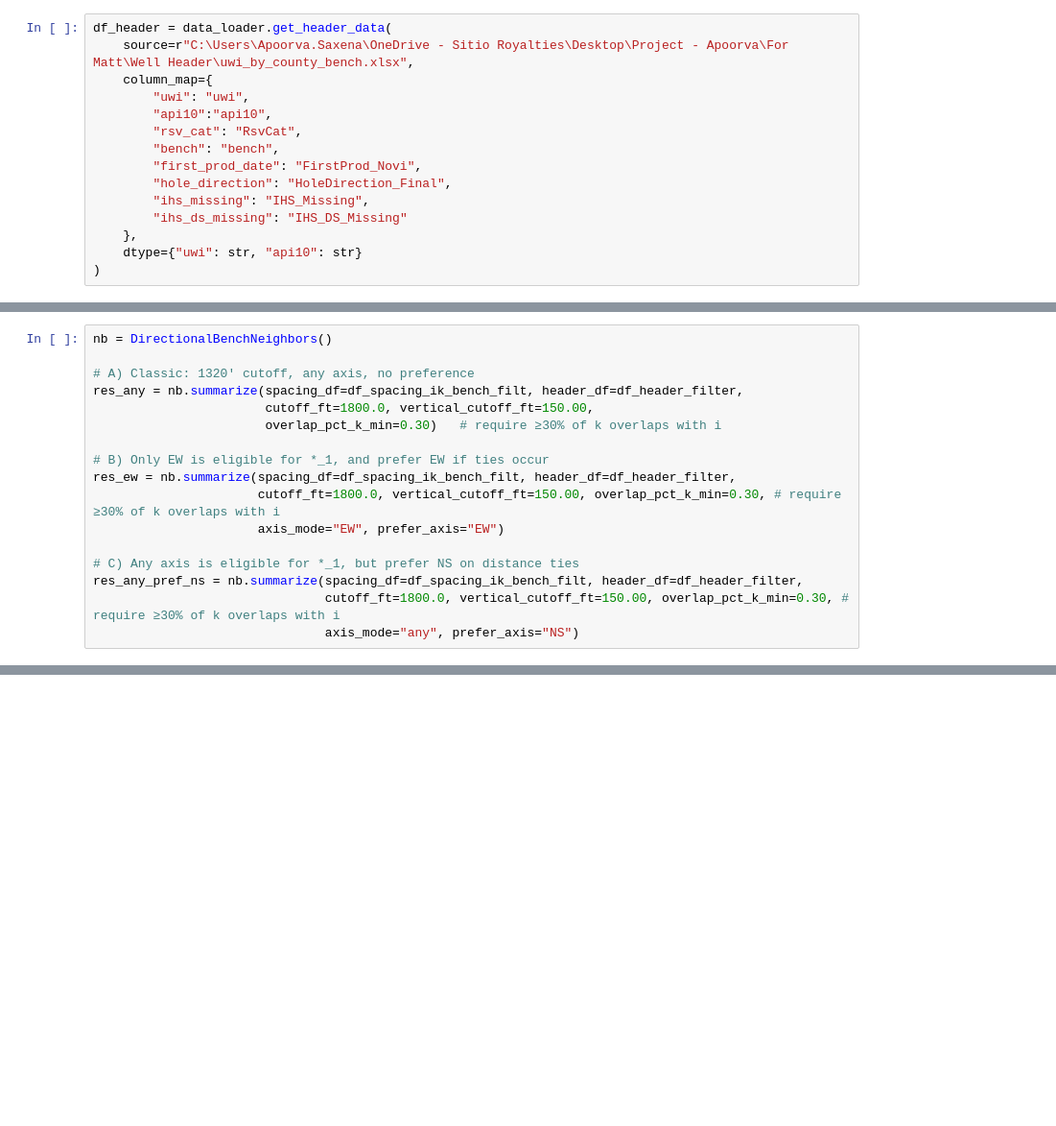
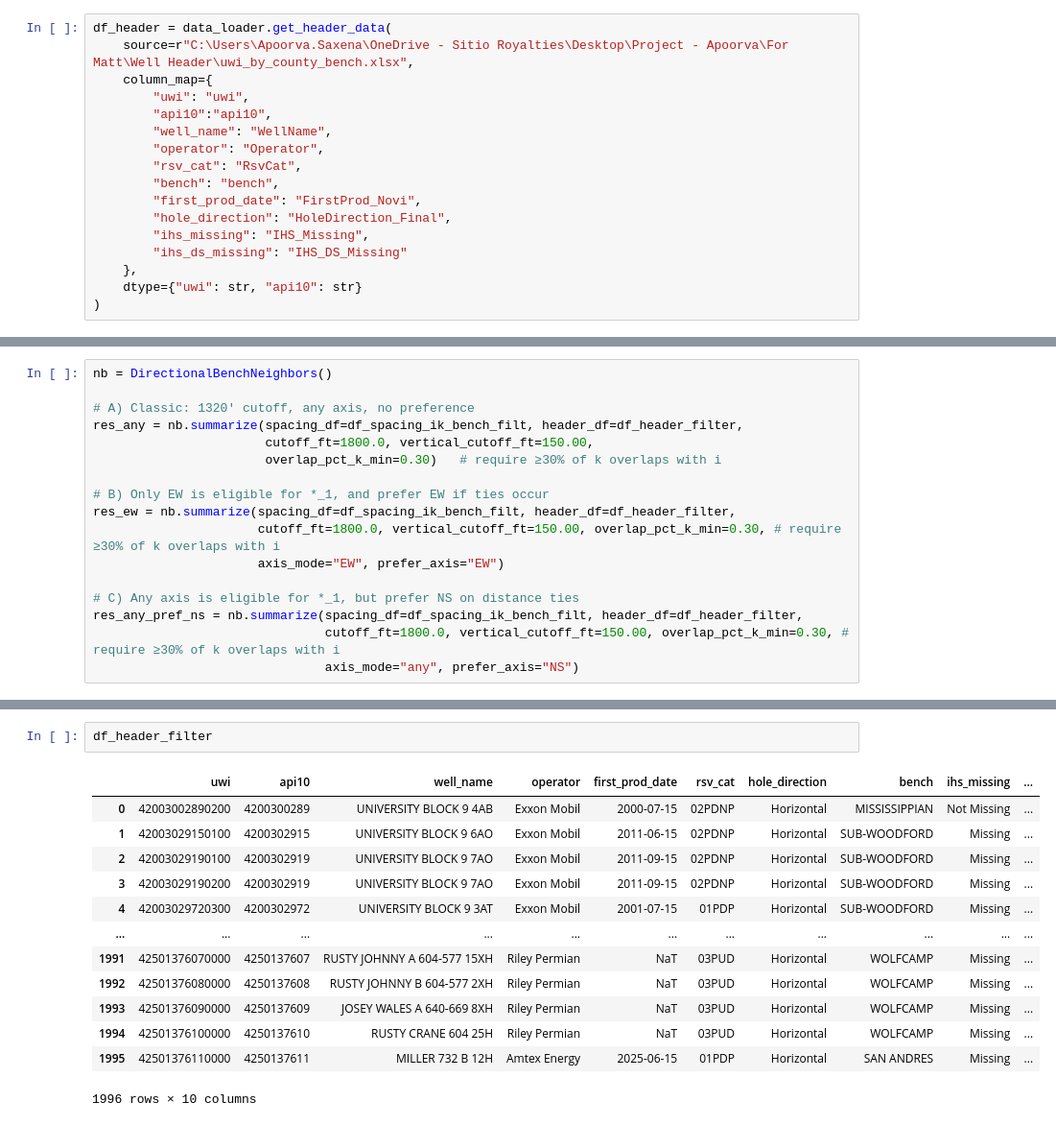
Before and after one commit to apoorvasaxena03/well-spacing-analyzer, a Jupyter notebook: notebooks/RingEnergy/well_header.ipynb, the cells around one changed output, grey strips where cells are left out. Shown at 96% size. Saved outputs shown, nothing was run; the diff lists cells and outputs as text; blank space fills up the shorter version.

```diff
--- a/notebooks/RingEnergy/well_header.ipynb
+++ b/notebooks/RingEnergy/well_header.ipynb
@@ -68,6 +71,8 @@ df_header = data_loader.get_header_data(
     column_map={
         "uwi": "uwi",
         "api10":"api10",
+        "well_name": "WellName",
+        "operator": "Operator",
         "rsv_cat": "RsvCat",
         "bench": "bench",
         "first_prod_date": "FirstProd_Novi",
@@ -261,0 +519,16 @@ debug_pair_spacing(
+# %%
+df_header_filter
+# %% [output]
+|  | uwi | api10 | well_name | operator | first_prod_date | rsv_cat | hole_direction | bench | ihs_missing | ... |
+| 0 | 42003002890200 | 4200300289 | UNIVERSITY BLOCK 9 4AB | Exxon Mobil | 2000-07-15 | 02PDNP | Horizontal | MISSISSIPPIAN | Not Missing | ... |
+| 1 | 42003029150100 | 4200302915 | UNIVERSITY BLOCK 9 6AO | Exxon Mobil | 2011-06-15 | 02PDNP | Horizontal | SUB-WOODFORD | Missing | ... |
+| 2 | 42003029190100 | 4200302919 | UNIVERSITY BLOCK 9 7AO | Exxon Mobil | 2011-09-15 | 02PDNP | Horizontal | SUB-WOODFORD | Missing | ... |
+| 3 | 42003029190200 | 4200302919 | UNIVERSITY BLOCK 9 7AO | Exxon Mobil | 2011-09-15 | 02PDNP | Horizontal | SUB-WOODFORD | Missing | ... |
+| 4 | 42003029720300 | 4200302972 | UNIVERSITY BLOCK 9 3AT | Exxon Mobil | 2001-07-15 | 01PDP | Horizontal | SUB-WOODFORD | Missing | ... |
+| ... | ... | ... | ... | ... | ... | ... | ... | ... | ... | ... |
+| 1991 | 42501376070000 | 4250137607 | RUSTY JOHNNY A 604-577 15XH | Riley Permian | NaT | 03PUD | Horizontal | WOLFCAMP | Missing | ... |
+| 1992 | 42501376080000 | 4250137608 | RUSTY JOHNNY B 604-577 2XH | Riley Permian | NaT | 03PUD | Horizontal | WOLFCAMP | Missing | ... |
+| 1993 | 42501376090000 | 4250137609 | JOSEY WALES A 640-669 8XH | Riley Permian | NaT | 03PUD | Horizontal | WOLFCAMP | Missing | ... |
+| 1994 | 42501376100000 | 4250137610 | RUSTY CRANE 604 25H | Riley Permian | NaT | 03PUD | Horizontal | WOLFCAMP | Missing | ... |
+| 1995 | 42501376110000 | 4250137611 | MILLER 732 B 12H | Amtex Energy | 2025-06-15 | 01PDP | Horizontal | SAN ANDRES | Missing | ... |
+1996 rows × 10 columns
```
Also changed, not shown: parts of 16 cells of this notebook.
